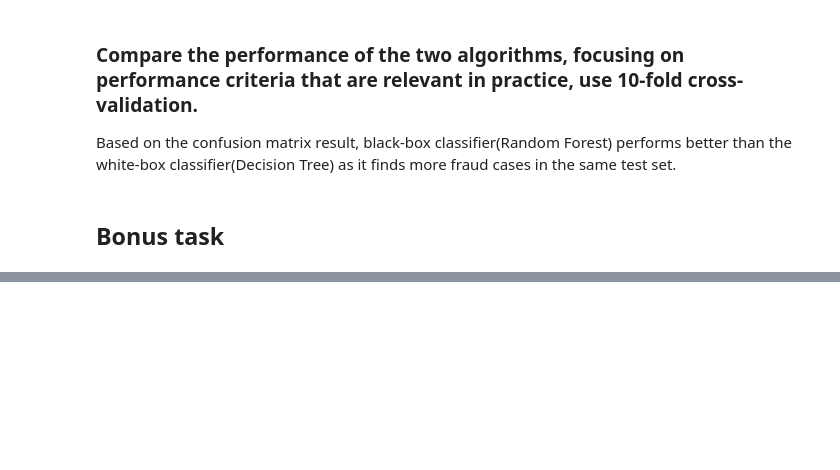
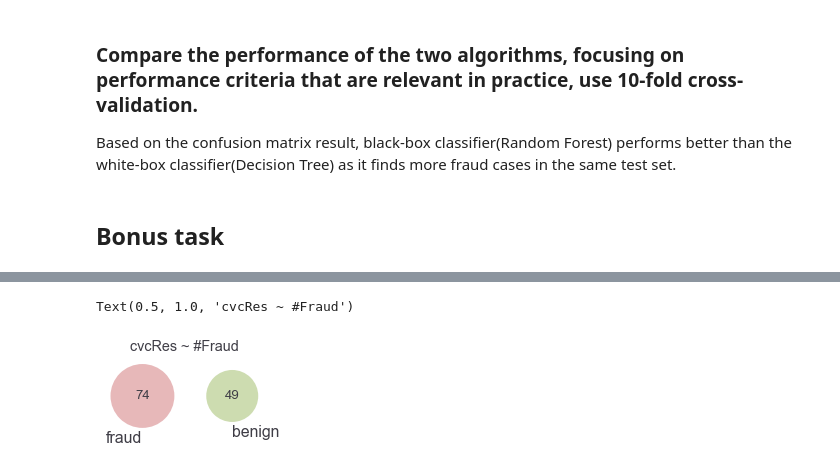
Before and after one commit to Timo9Madrid7/CS4035CyberDataAnalytics, a Jupyter notebook: assignment1/code/Lab1-2021.ipynb, the cells around one changed output, grey strips where cells are left out. Cells and saved outputs as stored; diff of their text form; code cells hidden in the pictures; blank space fills up the shorter version.

```diff
--- a/assignment1/code/Lab1-2021.ipynb
+++ b/assignment1/code/Lab1-2021.ipynb
@@ -907,0 +944,2 @@ Based on the confusion matrix result, black-box classifier(Random Forest) perfor
+# %%
+data_group = df_aggregate.groupby(['date'])[['euroAmount']]
@@ -907,0 +962,10 @@ Based on the confusion matrix result, black-box classifier(Random Forest) perfor
+# %%
+data_group_df = pd.DataFrame()
+# total amount
+data_group_df['amount_sum'] = data_group.sum()['euroAmount']
+# how many times
+data_group_df['times_of_transaction'] = data_group.count()['euroAmount']
+data_group_df.reset_index(inplace=True)
+data_group_df.rename(index=str, columns={'index': 'item_id'})
+
+data_group_df.head()
@@ -907,0 +979,6 @@ Based on the confusion matrix result, black-box classifier(Random Forest) perfor
+# %%
+# drop duplicate card id in the aggregate dataframe and merge the features back
+df_aggregated = df_aggregate.copy()
+df_aggregated.drop_duplicates(['date'], inplace=True)
+df_aggregated = df_aggregated.merge(data_group_df, on='date', how='left')
+df_aggregated.head()
@@ -907,0 +992,15 @@ Based on the confusion matrix result, black-box classifier(Random Forest) perfor
+# %%
+df_aggregated_fraud = df_aggregated[df_aggregated['label'] == 1]
+df_aggregated_benign = df_aggregated[df_aggregated['label'] == 0]
+plt.subplots_adjust(wspace=0.2, hspace=0.3)
+# check the overlap
+plt.subplot(221)
+venn2([
+    set(df_aggregated_fraud['date'].values),
+    set(df_aggregated_benign['date'].values)
+], set_labels=('fraud', 'benign'))
+plt.ylabel('Number of Fraud')
+plt.title('cvcRes ~ #Fraud')
+# %% [output]
+Text(0.5, 1.0, 'cvcRes ~ #Fraud')
+[figure, added]
```
Also changed, not shown: parts of 25 cells of this notebook.
